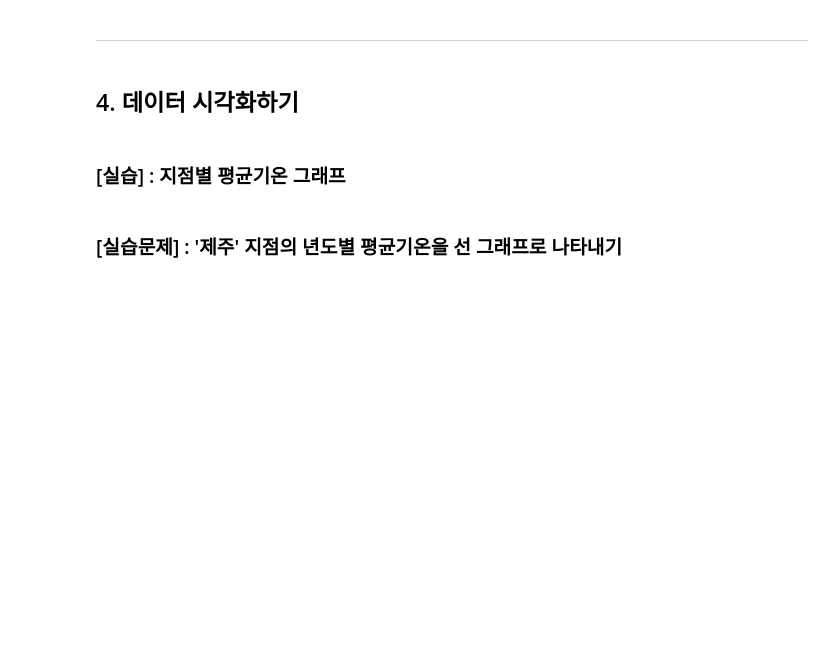
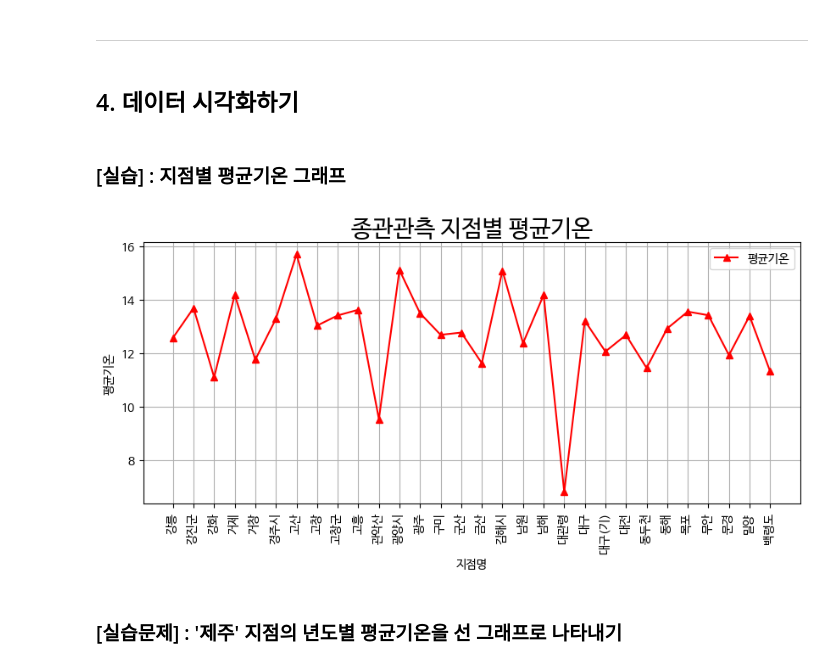
Before and after one commit to harujem/dataAnalysis, a Jupyter notebook: 2_데이터분석_03_공공데이터_기상청날씨_배포.ipynb, the cells around one changed output. Saved outputs shown, nothing was run; the diff lists cells and outputs as text; code cells hidden in the pictures; blank space fills up the shorter version.

```diff
--- a/2_데이터분석_03_공공데이터_기상청날씨_배포.ipynb
+++ b/2_데이터분석_03_공공데이터_기상청날씨_배포.ipynb
@@ -541,34 +719,36 @@ df.to_csv(outfile, encoding='cp949', mode='w', index=True)
 # %%
 import pandas as pd
 import matplotlib.pyplot as plt
 
 # 한글,그래프크기
-plt.rcParams['font.family'] = 'Malgun Gothic'
+plt.rcParams['font.family'] = 'NanumBarunGothic'
 plt.rcParams['figure.figsize'] = (10, 4)
 plt.rcParams['axes.unicode_minus']
 
 # 1.데이터 불러오기
-file = 'data/OBS_ASOS_MNH_20240408173612.csv'
+file = 'OBS_ASOS_MNH_20240423121211.csv'
 df = pd.read_csv(file, encoding='cp949')
 df
 
 # 2.컬럼명 지정
 df.columns = ['지점', '지점명', '일시', '평균기온', '최고기온', '최저기온',
               '평균현지기압','평균상대습도', '월합강수량', '평균풍',
               '일조시간','최심적설']
 df['년도'] = df.일시.str[0:4]
 df.head(2)
 
 # 3.지점별 평균 구하기(지점 30개만 추출)
 df_ = df.groupby('지점명').aggregate({'평균기온':'mean'}).head(30)
 
-plt.plot(df_, '^', linestyle='solid', c='red', label='평균기온')
+plt.plot(df_, '^', linestyle='solid', c='red', label='평균기온') # marker='^'
 plt.xticks(rotation=90)
 plt.title('종관관측 지점별 평균기온', fontsize=20)
 plt.xlabel('지점명'); plt.ylabel('평균기온');
 plt.legend(); plt.grid();
 plt.savefig('./지점별그래프.png')
 plt.show()
+# %% [output]
+[figure, added]
 # %% [markdown]
 ### [실습문제] : '제주' 지점의 년도별 평균기온을  선 그래프로 나타내기
 # %%
```
Also changed, not shown: parts of 24 cells of this notebook.
